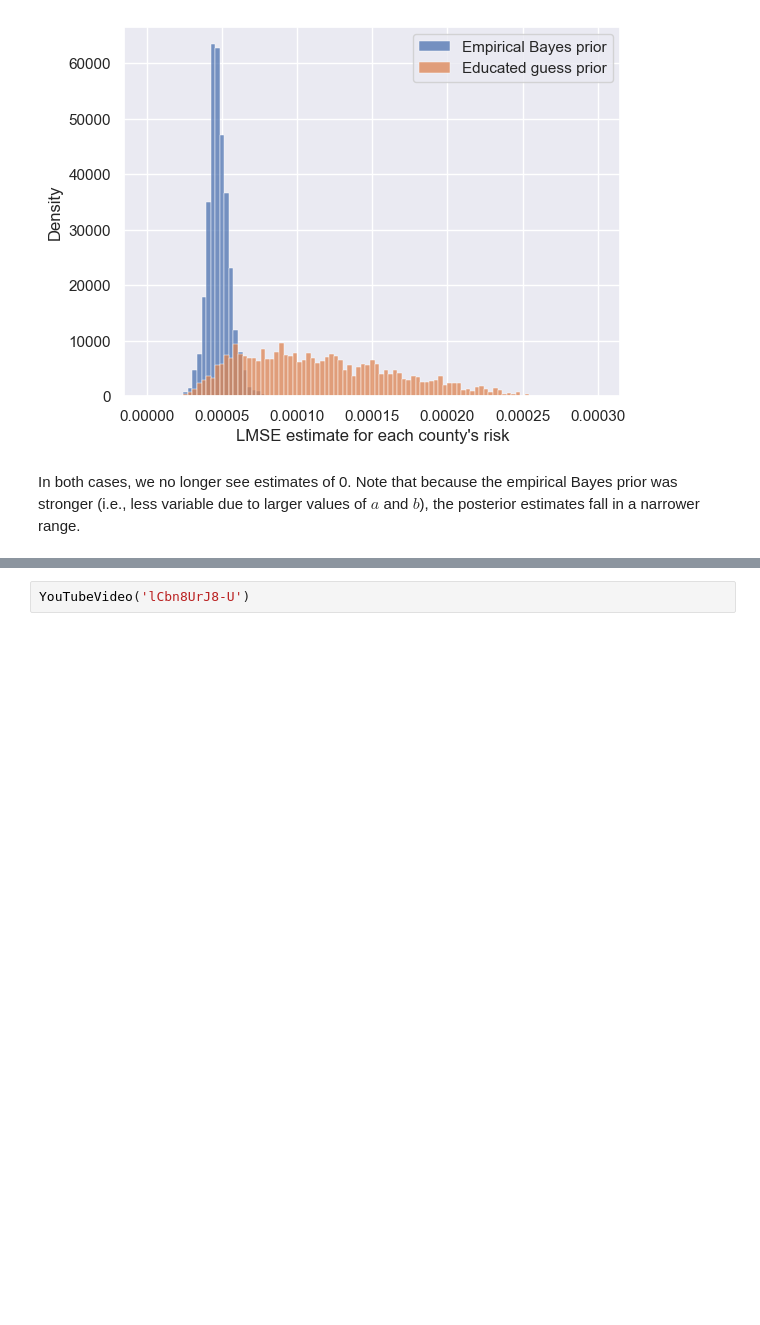
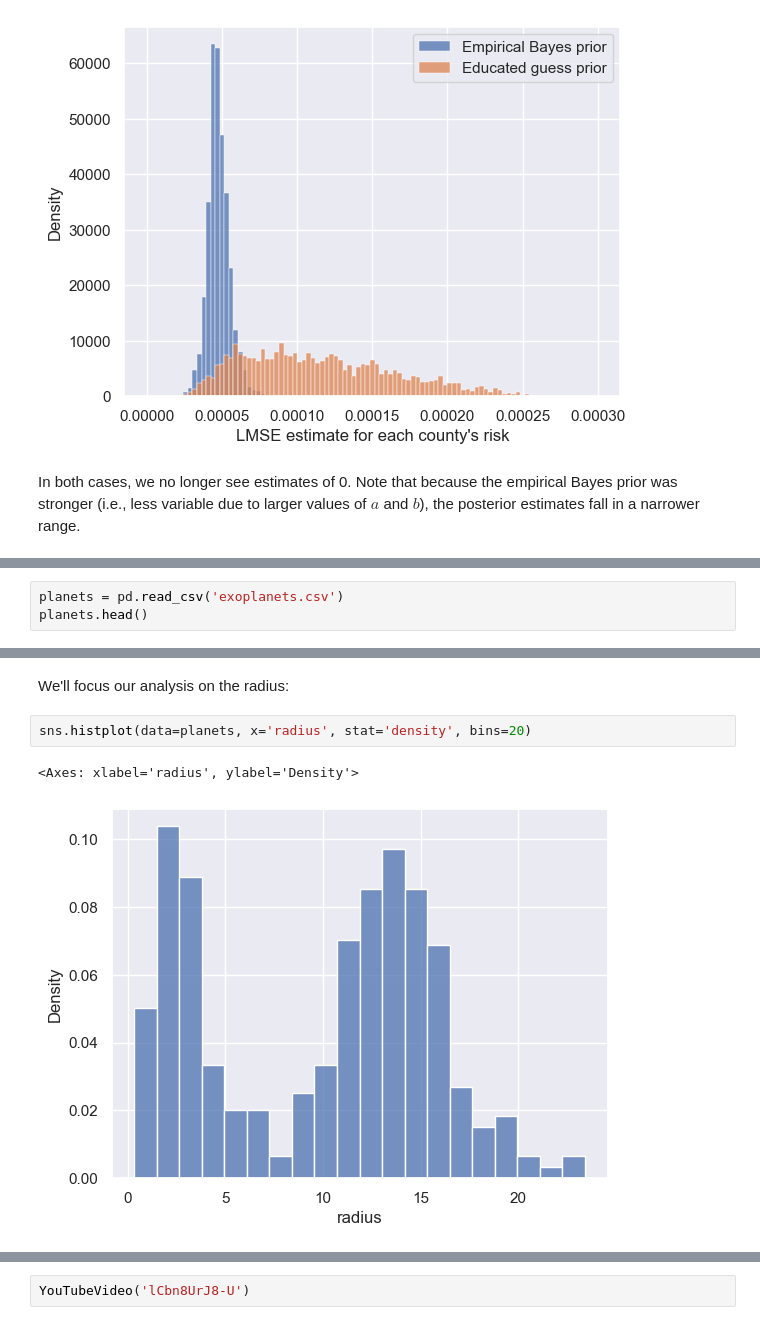
Before and after one commit to ds-102/ds-102-book, a Jupyter notebook: ds-102-book/content/chapters/02/02_hierarchical_models.ipynb, the cells around one changed output, grey strips where cells are left out. Cells and saved outputs as stored; diff of their text form; blank space fills up the shorter version.

```diff
--- a/ds-102-book/content/chapters/02/02_hierarchical_models.ipynb
+++ b/ds-102-book/content/chapters/02/02_hierarchical_models.ipynb
@@ -230,0 +268,3 @@ From this, we can see that there are clearly racial disparities in kidney cancer
+# %%
+planets = pd.read_csv('exoplanets.csv')
+planets.head()
@@ -230,0 +278,7 @@ From this, we can see that there are clearly racial disparities in kidney cancer
+# %% [markdown]
+We'll focus our analysis on the radius:
+# %%
+sns.histplot(data=planets, x='radius', stat='density', bins=20)
+# %% [output]
+<Axes: xlabel='radius', ylabel='Density'>
+[figure, added]
```
Also changed, not shown: parts of 18 cells of this notebook, 9 other files.
